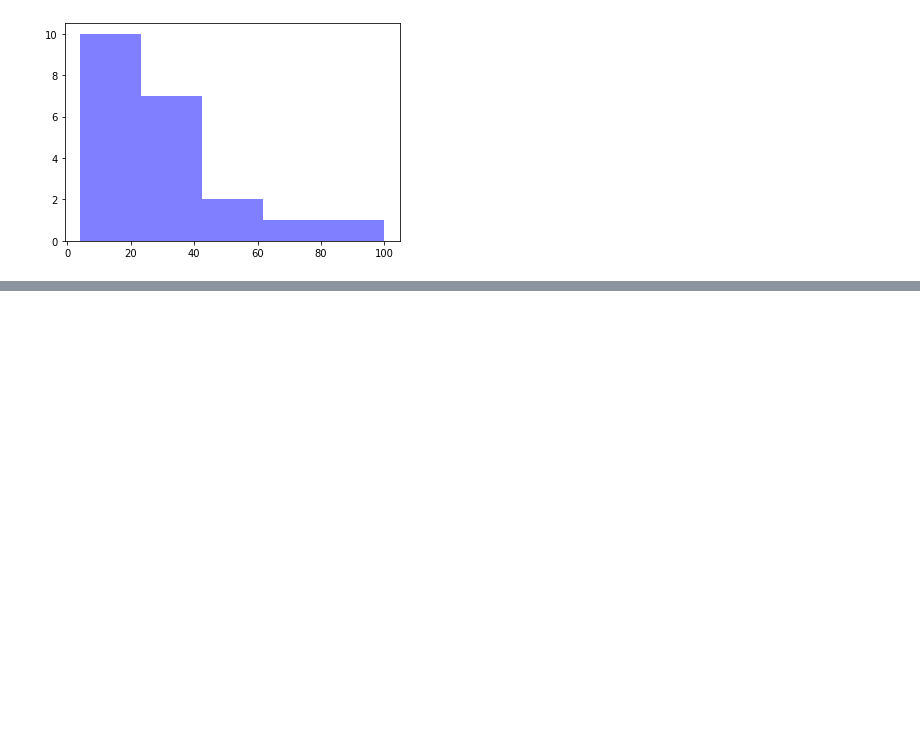
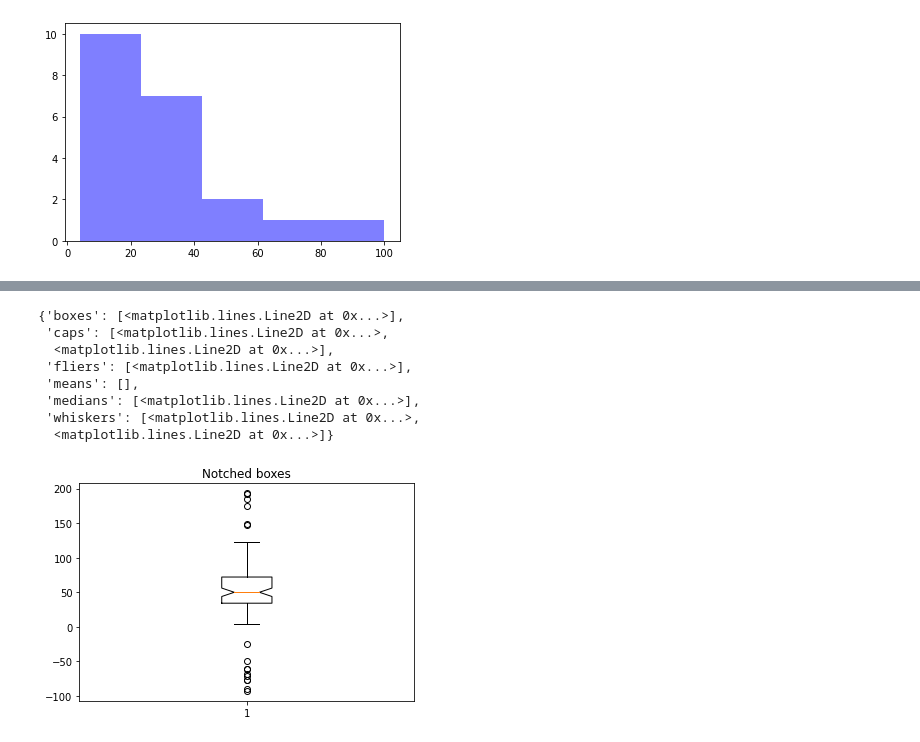
Before and after one commit to Rainbowpen/AI_and_security_2020, a Jupyter notebook: 20201014.ipynb, the cells around one changed output, grey strips where cells are left out. Cells and saved outputs as stored; diff of their text form; code cells hidden in the pictures; blank space fills up the shorter version.

```diff
--- a/20201014.ipynb
+++ b/20201014.ipynb
@@ -70,0 +101,14 @@ https://matplotlib.org/tutorials/introductory/pyplot.html
+# %%
+fig2, ax2 = plt.subplots()
+ax2.set_title('Notched boxes')
+ax2.boxplot(data, notch=True)
+# %% [output]
+{'boxes': [<matplotlib.lines.Line2D at 0x...>],
+ 'caps': [<matplotlib.lines.Line2D at 0x...>,
+  <matplotlib.lines.Line2D at 0x...>],
+ 'fliers': [<matplotlib.lines.Line2D at 0x...>],
+ 'means': [],
+ 'medians': [<matplotlib.lines.Line2D at 0x...>],
+ 'whiskers': [<matplotlib.lines.Line2D at 0x...>,
+  <matplotlib.lines.Line2D at 0x...>]}
+[figure, added]
```
Also changed, not shown: parts of 16 cells of this notebook.
